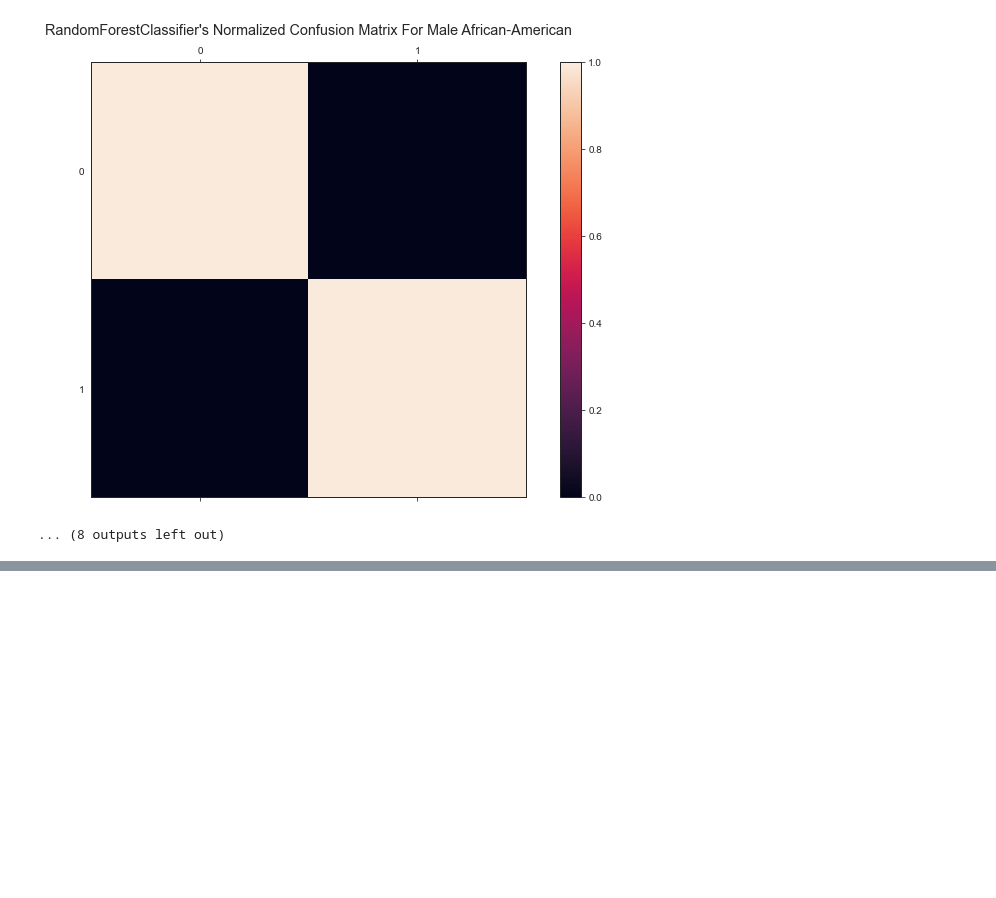
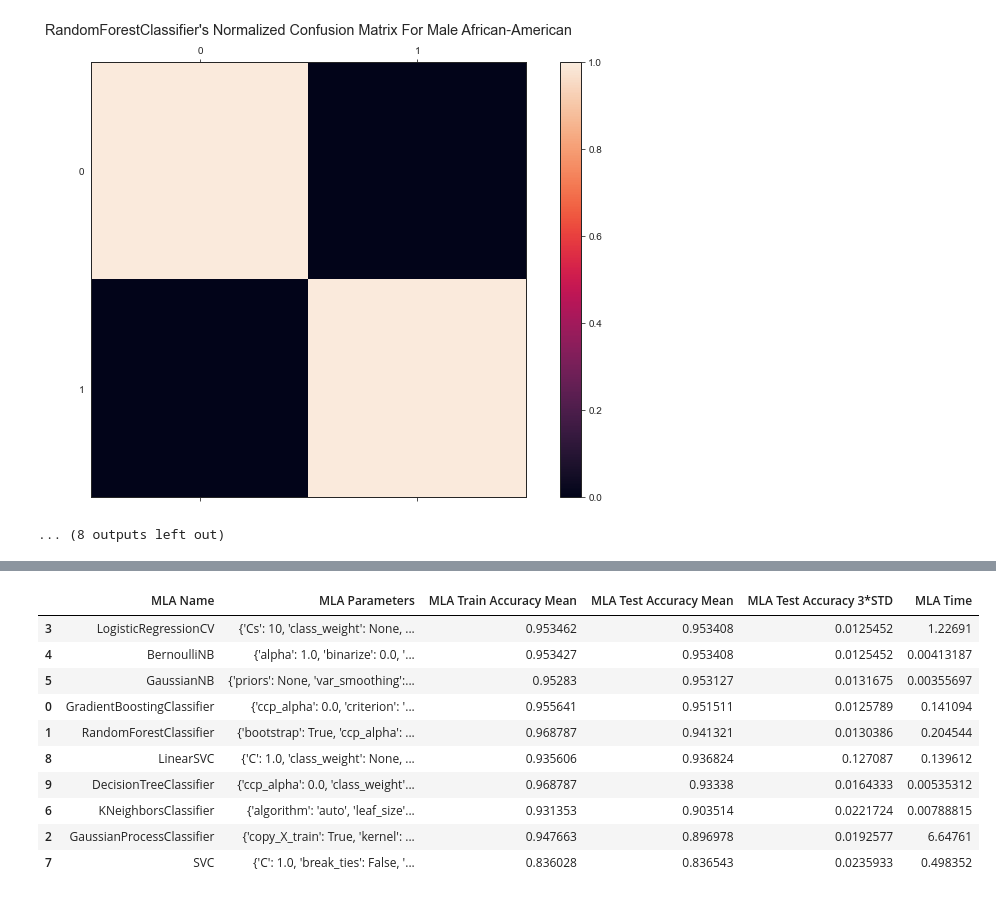
Before and after one commit to yunyub-1664303/MachineLearning_bias_analysis, a Jupyter notebook: baisc_model_train.ipynb, the cells around one changed output, grey strips where cells are left out. Saved outputs shown, nothing was run; the diff lists cells and outputs as text; code cells hidden in the pictures; blank space fills up the shorter version.

```diff
--- a/baisc_model_train.ipynb
+++ b/baisc_model_train.ipynb
@@ -725,0 +785,48 @@ DecisionTreeClassifier's DI score': 0.7564243999968756
+# %%
+# create table to compare metrics after repair
+MLA_compare_after = pd.DataFrame(columns = MLA_columns)
+
+#create table to compare MLA predictions
+MLA_predict_after = repaired_df[Target]
+
+#index through MLA and save performance to table
+row_index = 0
+for alg in MLA:
+
+    #set name and parameters
+    MLA_name = alg.__class__.__name__
+    MLA_compare_after.loc[row_index, 'MLA Name'] = MLA_name
+    MLA_compare_after.loc[row_index, 'MLA Parameters'] = str(alg.get_params())
+
+    #score model with cross validation
+    cv_results = model_selection.cross_validate(alg, repaired_df[data1_x_calc], repaired_df[Target], cv  = cv_split, return_train_score=True)
+
+    MLA_compare_after.loc[row_index, 'MLA Time'] = cv_results['fit_time'].mean()
+    MLA_compare_after.loc[row_index, 'MLA Train Accuracy Mean'] = cv_results['train_score'].mean()
+    MLA_compare_after.loc[row_index, 'MLA Test Accuracy Mean'] = cv_results['test_score'].mean()
+    #if this is a non-bias random sample, then +/-3 standard deviations (std) from the mean, should statistically capture 99.7% of the subsets
+    MLA_compare_after.loc[row_index, 'MLA Test Accuracy 3*STD'] = cv_results['test_score'].std()*3   #let's know the worst that can happen!
+
+
+    #save MLA predictions - see section 6 for usage
+    alg.fit(repaired_df[data1_x_calc], repaired_df[Target])
+    MLA_predict_after[MLA_name] = alg.predict(repaired_df[data1_x_calc])
+
+    row_index+=1
+
+
+#print and sort table:
+MLA_compare_after.sort_values(by = ['MLA Test Accuracy Mean'], ascending = False, inplace = True)
+MLA_compare_after
+# %% [output]
+|  | MLA Name | MLA Parameters | MLA Train Accuracy Mean | MLA Test Accuracy Mean | MLA Test Accuracy 3*STD | MLA Time |
+| 3 | LogisticRegressionCV | {'Cs': 10, 'class_weight': None, ... | 0.953462 | 0.953408 | 0.0125452 | 1.22691 |
+| 4 | BernoulliNB | {'alpha': 1.0, 'binarize': 0.0, '... | 0.953427 | 0.953408 | 0.0125452 | 0.00413187 |
+| 5 | GaussianNB | {'priors': None, 'var_smoothing':... | 0.95283 | 0.953127 | 0.0131675 | 0.00355697 |
+| 0 | GradientBoostingClassifier | {'ccp_alpha': 0.0, 'criterion': '... | 0.955641 | 0.951511 | 0.0125789 | 0.141094 |
+| 1 | RandomForestClassifier | {'bootstrap': True, 'ccp_alpha': ... | 0.968787 | 0.941321 | 0.0130386 | 0.204544 |
+| 8 | LinearSVC | {'C': 1.0, 'class_weight': None, ... | 0.935606 | 0.936824 | 0.127087 | 0.139612 |
+| 9 | DecisionTreeClassifier | {'ccp_alpha': 0.0, 'class_weight'... | 0.968787 | 0.93338 | 0.0164333 | 0.00535312 |
+| 6 | KNeighborsClassifier | {'algorithm': 'auto', 'leaf_size'... | 0.931353 | 0.903514 | 0.0221724 | 0.00788815 |
+| 2 | GaussianProcessClassifier | {'copy_X_train': True, 'kernel': ... | 0.947663 | 0.896978 | 0.0192577 | 6.64761 |
+| 7 | SVC | {'C': 1.0, 'break_ties': False, '... | 0.836028 | 0.836543 | 0.0235933 | 0.498352 |
```
Also changed, not shown: parts of 15 cells of this notebook.
